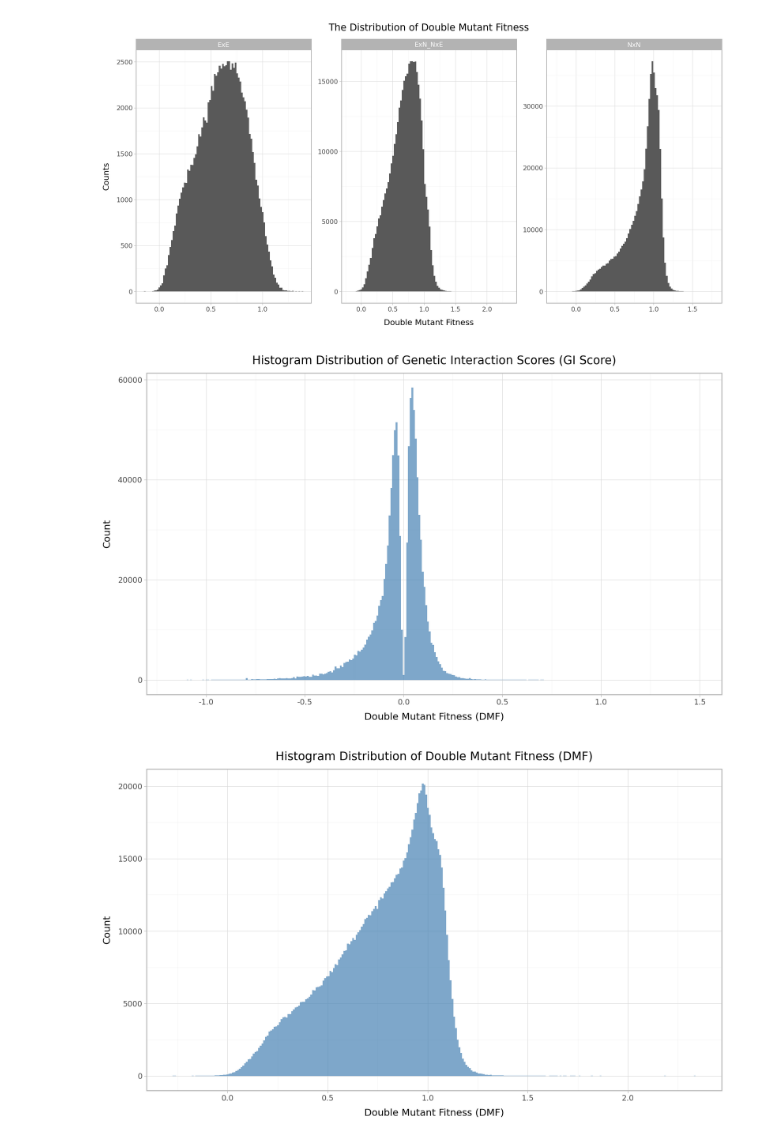
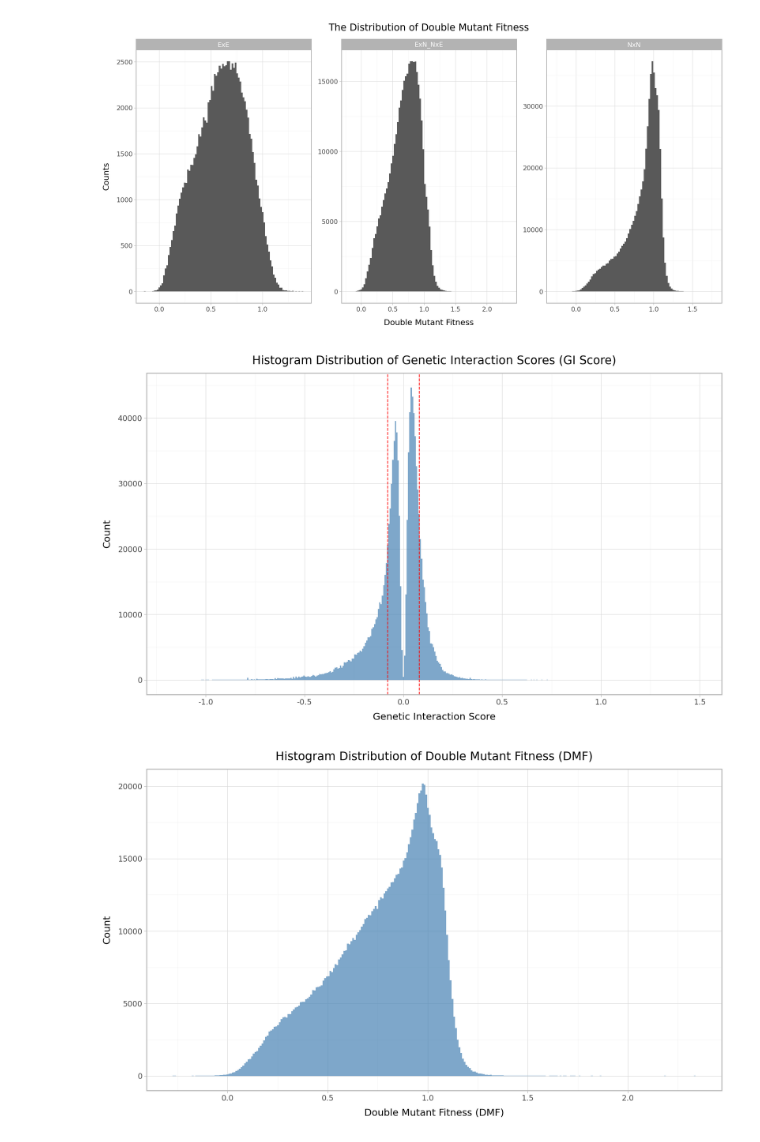
Before and after one commit to egekurt123/yeast_gene_interactions, a Jupyter notebook: data_wrangling/interaction_table.ipynb, the cells around one changed output. Cells and saved outputs as stored; diff of their text form; code cells hidden in the pictures.

Commit message:
add thresholds to interaction visualisation

```diff
--- a/data_wrangling/interaction_table.ipynb
+++ b/data_wrangling/interaction_table.ipynb
@@ -158,17 +158,19 @@ concat_df
 # %%
 (
     p9.ggplot(concat_df, p9.aes(x="gi_score"))
-    + p9.geom_histogram(bins=300, alpha=0.7, fill="steelblue")
+    + p9.geom_histogram(bins=400, alpha=0.7, fill="steelblue")
+    + p9.geom_vline(xintercept=0.08, color="red", linetype="dashed", size=0.5)
+    + p9.geom_vline(xintercept=-0.08, color="red", linetype="dashed", size=0.5)
     + p9.labs(
-        x="Double Mutant Fitness (DMF)",
+        x="Genetic Interaction Score",
         y="Count",
         title="Histogram Distribution of Genetic Interaction Scores (GI Score)"
     )
     + p9.theme_light()
     + p9.theme(figure_size=(10, 6))
 )
 # %% [output]
-[figure, old version]
+[figure, new version]
 # %%
 (
     p9.ggplot(concat_df, p9.aes(x="dmf"))
```
Also changed, not shown: parts of 2 cells of this notebook.
